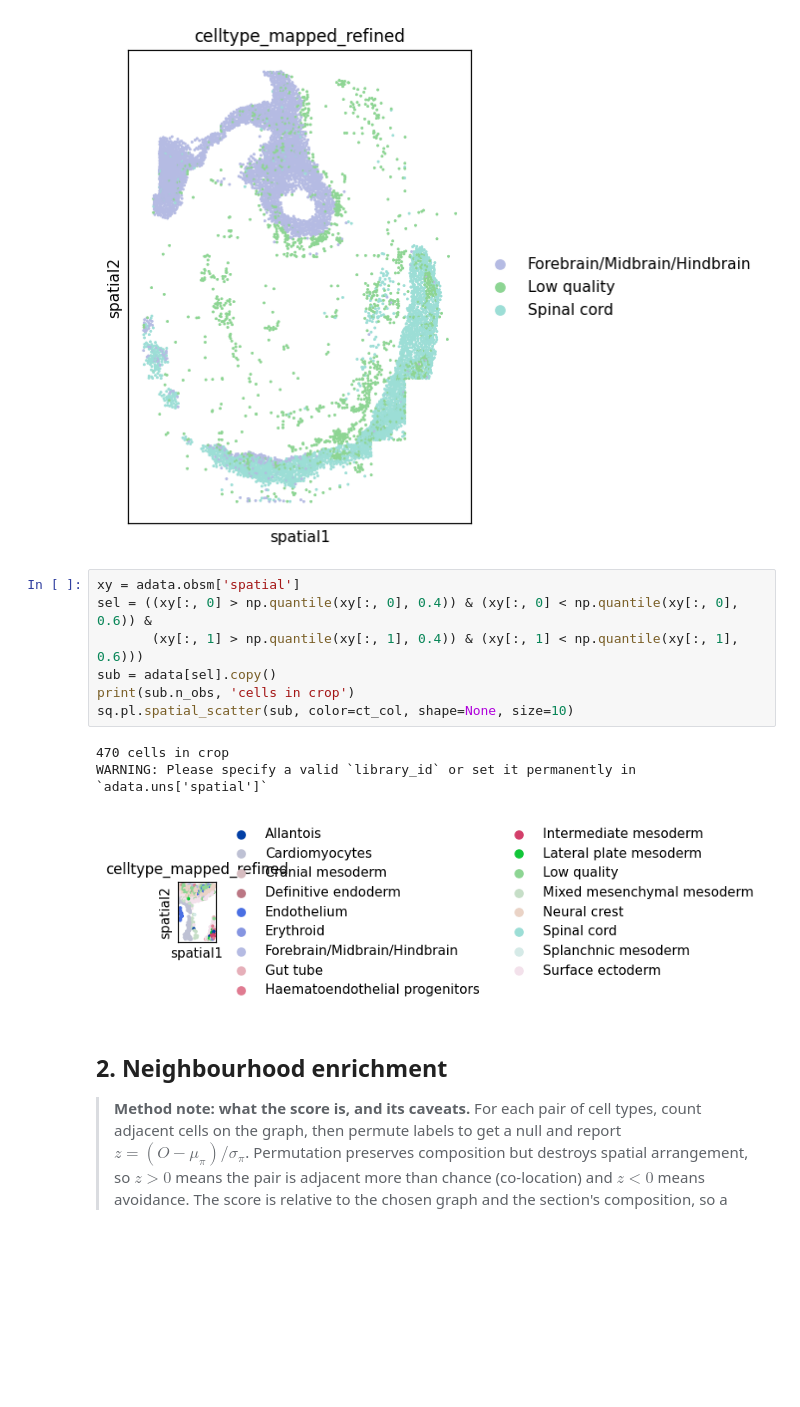
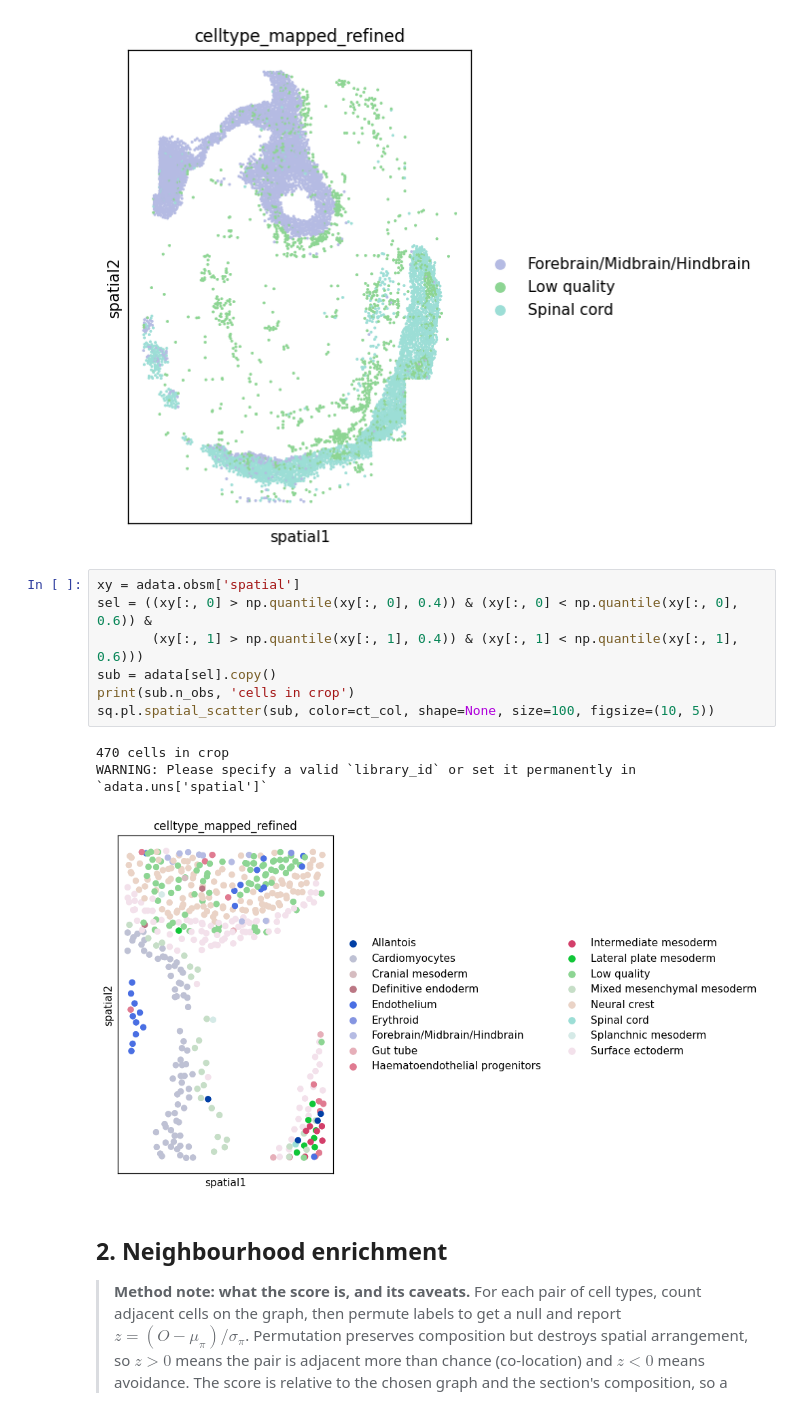
Before and after one commit to robinredX/intro-spatial-june-2026, a Jupyter notebook: day_3/03_solutions.ipynb, the cells around one changed output. Cells and saved outputs as stored; diff of their text form; blank space fills up the shorter version.

```diff
--- a/day_3/03_solutions.ipynb
+++ b/day_3/03_solutions.ipynb
@@ -131,14 +133,14 @@ WARNING: Please specify a valid `library_id` or set it permanently in `adata.uns
 # %%
 xy = adata.obsm['spatial']
 sel = ((xy[:, 0] > np.quantile(xy[:, 0], 0.4)) & (xy[:, 0] < np.quantile(xy[:, 0], 0.6)) &
        (xy[:, 1] > np.quantile(xy[:, 1], 0.4)) & (xy[:, 1] < np.quantile(xy[:, 1], 0.6)))
 sub = adata[sel].copy()
 print(sub.n_obs, 'cells in crop')
-sq.pl.spatial_scatter(sub, color=ct_col, shape=None, size=10)
+sq.pl.spatial_scatter(sub, color=ct_col, shape=None, size=100, figsize=(10, 5))
 # %% [output]
 470 cells in crop
 WARNING: Please specify a valid `library_id` or set it permanently in `adata.uns['spatial']`
-[figure, old version]
+[figure, new version]
 # %% [markdown]
 ## 2. Neighbourhood enrichment
 
```
Also changed, not shown: parts of 22 cells of this notebook, 2 other files.
